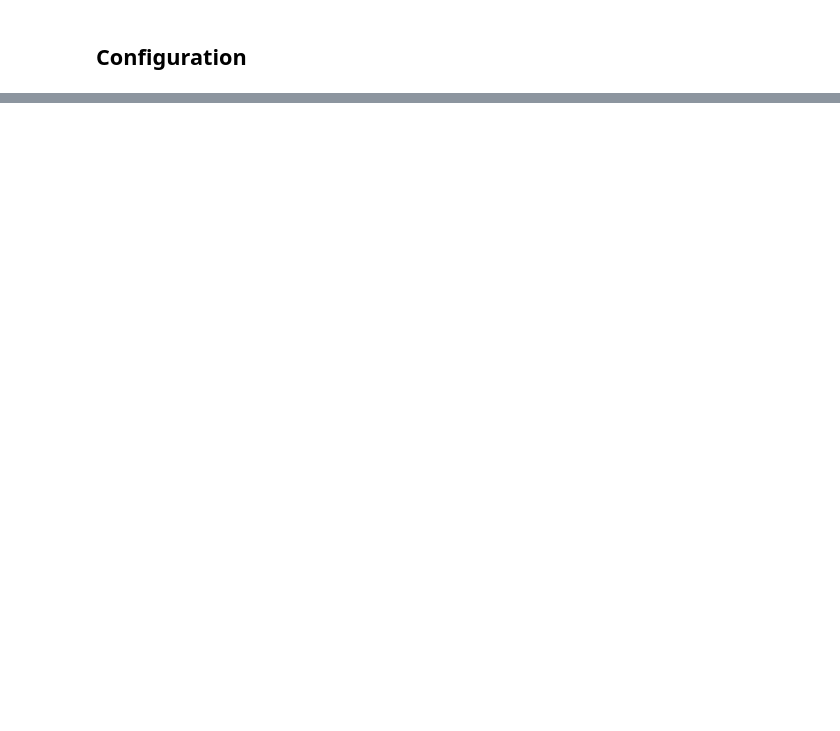
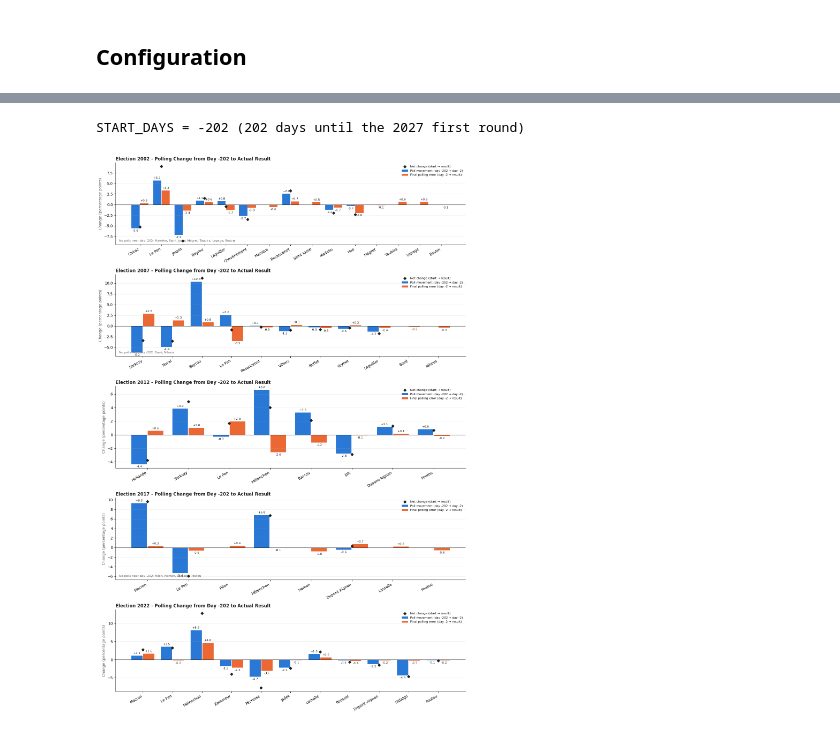
Before and after one commit to oost/french-election-polls, a Jupyter notebook: french_elections_polls.ipynb, the cells around one changed output, grey strips where cells are left out. Drawn from its saved outputs; the diff is of its cells as text; code cells hidden in the pictures; blank space fills up the shorter version.

```diff
--- a/french_elections_polls.ipynb
+++ b/french_elections_polls.ipynb
@@ -66,25 +49,12 @@ CSV debug files will be saved to: polling_data/
 # %%
-# Download polling data for all 5 elections
 years = [2022, 2017, 2012, 2007, 2002]
 all_election_data = {}
 
-print(f"Downloading polling data for {len(years)} elections...\n")
+for year in years:
+    polls_data = process_year_data(year, round_type=ELECTION_ROUND)
+    if polls_data is not None and polls_data.height > 0:
+        all_election_data[year] = polls_data
+    print()
 
-for year in years:
-    try:
-        print(f"Processing {year}...", end=' ', flush=True)
-        polls_data = process_year_data(year, round_type=ELECTION_ROUND)
-
-        if polls_data is not None and len(polls_data) > 0:
-            all_election_data[year] = polls_data
-            print(f"✓ Loaded {len(polls_data)} polls")
-        else:
-            print(f"✗ No data found")
-
-    except Exception as e:
-        print(f"\n  ✗ ERROR in {year}: {type(e).__name__}: {str(e)[:100]}")
-
-print(f"\n✓ Total elections with data: {len(all_election_data)}")
-if all_election_data:
-    print(f"  Years: {list(all_election_data.keys())}")
+print(f"✓ Elections with data: {sorted(all_election_data)}")
 # %% [output]
@@ -297,0 +176,14 @@ Data available for 5 elections
+# %%
+# Default: as far out as the 2027 election is today (first round 18 April 2027).
+START_DAYS: int = -days_until_next_election()
+END_DAYS: int | None = None  # None → split into movement + final polling error
+
+print(f"START_DAYS = {START_DAYS} ({-START_DAYS} days until the 2027 first round)")
+
+if ELECTION_ROUND != 'first':
+    print("Polling change analysis is first-round only.")
+elif all_election_data:
+    create_relative_day_charts(all_election_data, START_DAYS, END_DAYS)
+# %% [output]
+START_DAYS = -202 (202 days until the 2027 first round)
+[figure, added]
```
Also changed, not shown: parts of 24 cells of this notebook, 13 other files.
